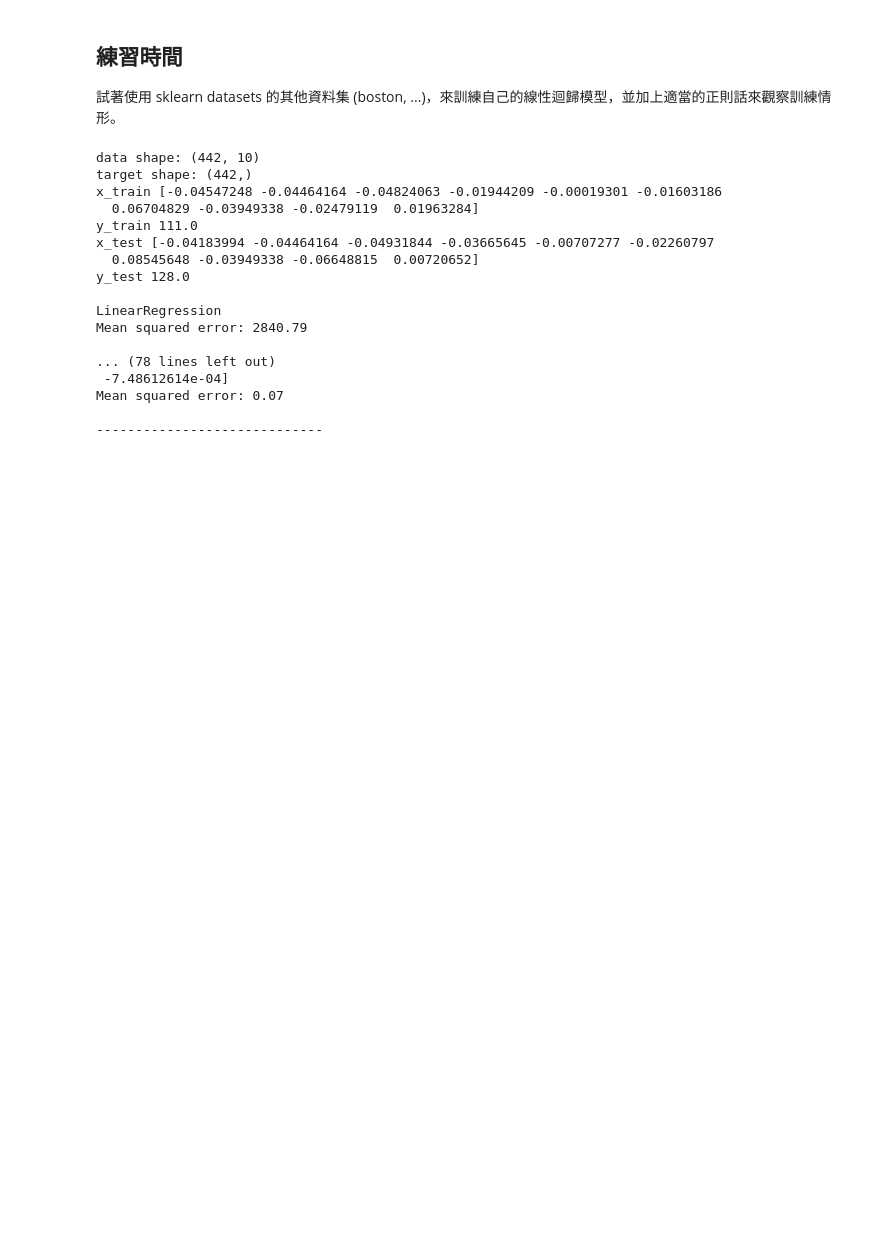
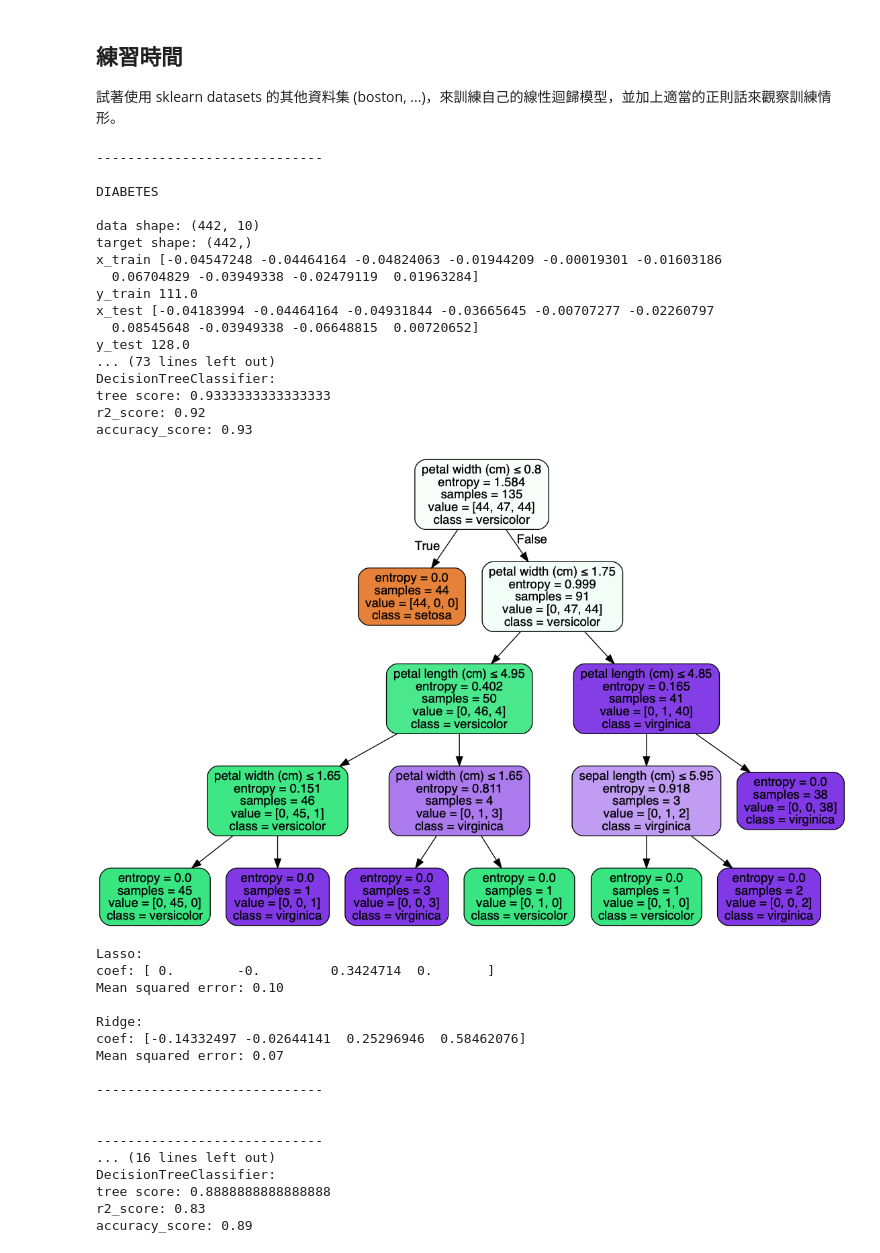
Before and after one commit to IanFan/ML100-Days_2, a Jupyter notebook: Day_040_HW.ipynb, the cells around one changed output. Drawn from its saved outputs; the diff is of its cells as text; code cells hidden in the pictures; blank space fills up the shorter version.

```diff
--- a/Day_040_HW.ipynb
+++ b/Day_040_HW.ipynb
@@ -16,7 +18,21 @@ import numpy as np
 
 import matplotlib.pyplot as plt
 # %%
-def data(dataset, is_regression):
+def draw_decesion_tree(model, dataset):
+#     f = export_graphviz(model, out_file='tree.dot') # save dot
+    dot_data = export_graphviz(model, out_file=None,
+                 feature_names = dataset.feature_names,
+                 class_names = dataset.target_names,
+                 filled=True, rounded=True,
+                 special_characters=True)
+    graph = pydotplus.graph_from_dot_data(dot_data)
+    display(Image(graph.create_png()))
+
+def data(dataset, is_regression, title=None):
+    print('\n-----------------------------\n')
+    if title is not None:
+        print(title.upper())
+        print()
     print('data shape:', dataset.data.shape)
     print('target shape:', dataset.target.shape)
 
@@ -34,7 +50,7 @@ def data(dataset, is_regression):
         model = linear_model.LinearRegression()
         model.fit(x_train, y_train)
         y_pred = model.predict(x_test)
-        print('LinearRegression')
+        print('LinearRegression:')
         print("Mean squared error: %.2f"% mean_squared_error(y_test, y_pred))
         print()
 
@@ -56,8 +72,20 @@ def data(dataset, is_regression):
         model = linear_model.LogisticRegression(penalty='l2',solver='newton-cg',multi_class='multinomial')
         model.fit(x_train, y_train)
         y_pred = model.predict(x_test)
+        print('LogisticRegression:')
         print("r2_score: %.2f"% r2_score(y_test, y_pred))
         print('accuracy_score: %.2f'% accuracy_score(y_test, y_pred))
+        print()
+
+        model = DecisionTreeClassifier(criterion='entropy', max_depth=30, random_state=0)
+        model.fit(x_train, y_train)
+        y_pred = model.predict(x_test)
+        print('DecisionTreeClassifier:')
+        print('tree score:', model.score(x_test,y_test))
+        print("r2_score: %.2f"% r2_score(y_test, y_pred))
+        print('accuracy_score: %.2f'% accuracy_score(y_test, y_pred))
+#         export_graphviz(model, out_file='tree.dot')
+        draw_decesion_tree(model, dataset)
         print()
 
         model = linear_model.Lasso(alpha=alpha)
@@ -77,31 +105,49 @@ def data(dataset, is_regression):
     print('\n-----------------------------\n')
 # %%
 diabetes = datasets.load_diabetes()
-data(diabetes, True)
+data(diabetes, True, 'diabetes')
 
 breast_cancer = datasets.load_breast_cancer()
-data(diabetes, True)
+data(breast_cancer, True, 'breast_cancer')
 
 iris = datasets.load_iris()
-data(iris, False)
+data(iris, False, 'iris')
 
 wine = datasets.load_wine()
-data(wine, False)
+data(wine, False, 'wine')
 # %% [output]
+-----------------------------
+
+DIABETES
+
 data shape: (442, 10)
 target shape: (442,)
 x_train [-0.04547248 -0.04464164 -0.04824063 -0.01944209 -0.00019301 -0.01603186
   0.06704829 -0.03949338 -0.02479119  0.01963284]
 y_train 111.0
 x_test [-0.04183994 -0.04464164 -0.04931844 -0.03665645 -0.00707277 -0.02260797
   0.08545648 -0.03949338 -0.06648815  0.00720652]
 y_test 128.0
-
-LinearRegression
-Mean squared error: 2840.79
-
-... (78 lines left out)
- -7.48612614e-04]
-Mean squared error: 0.07
-
------------------------------
+... (73 lines left out)
+DecisionTreeClassifier:
+tree score: 0.9333333333333333
+r2_score: 0.92
+accuracy_score: 0.93
+[figure, added]
+Lasso:
+coef: [ 0.        -0.         0.3424714  0.       ]
+Mean squared error: 0.10
+
+Ridge:
+coef: [-0.14332497 -0.02644141  0.25296946  0.58462076]
+Mean squared error: 0.07
+
+-----------------------------
+
+
+-----------------------------
+... (16 lines left out)
+DecisionTreeClassifier:
+tree score: 0.8888888888888888
+r2_score: 0.83
+accuracy_score: 0.89
```
Also changed, not shown: parts of 2 cells of this notebook, 2 other files.
